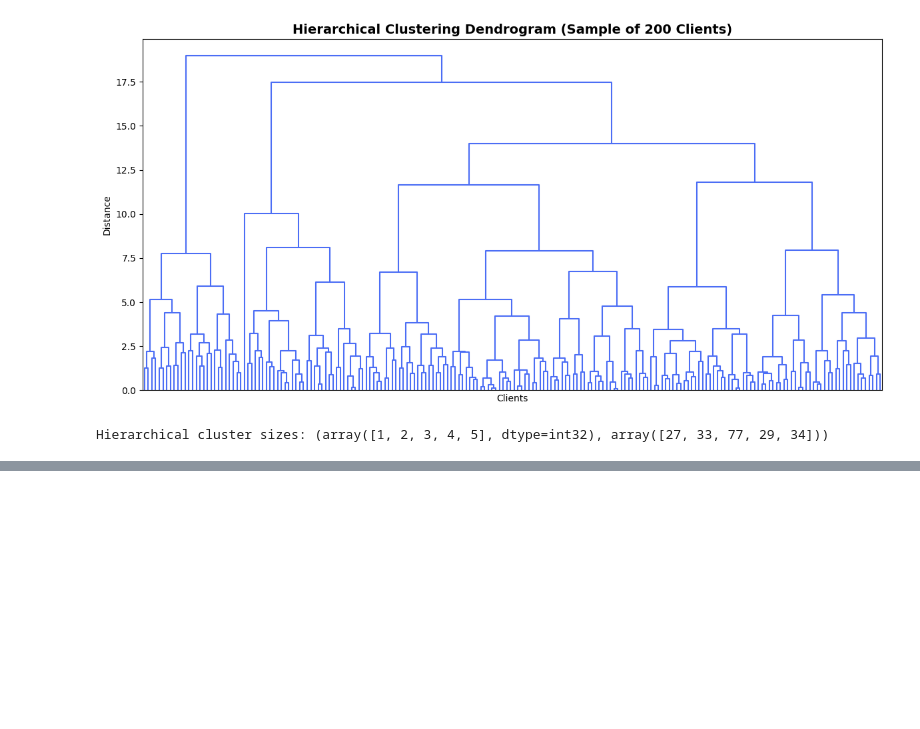
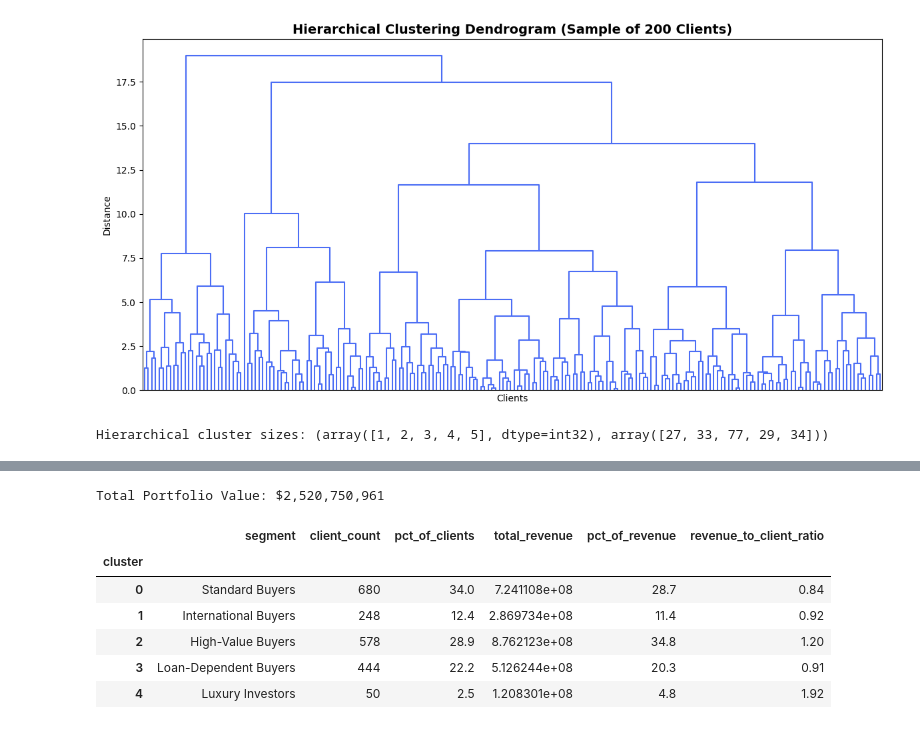
Before and after one commit to Girl2004/parcl-buyer-segmentation, a Jupyter notebook: buyer_segmentation_parcl.ipynb, the cells around one changed output, grey strips where cells are left out. Drawn from its saved outputs; the diff is of its cells as text; code cells hidden in the pictures; blank space fills up the shorter version.

```diff
--- a/buyer_segmentation_parcl.ipynb
+++ b/buyer_segmentation_parcl.ipynb
@@ -356,3 +356,27 @@ files.download('clients_final.csv')
 # %% [output]
 [interactive output not drawn]
 [interactive output not drawn]
+# %%
+# Financial Impact Analysis — calculating revenue concentration by segment
+total_portfolio_value = clients_encoded['total_spend'].sum()
+print(f"Total Portfolio Value: ${total_portfolio_value:,.0f}")
+
+revenue_by_segment = clients_encoded.groupby('cluster').agg(
+    client_count=('client_id', 'count'),
+    total_revenue=('total_spend', 'sum')
+)
+revenue_by_segment['pct_of_clients'] = (revenue_by_segment['client_count'] / revenue_by_segment['client_count'].sum() * 100).round(1)
+revenue_by_segment['pct_of_revenue'] = (revenue_by_segment['total_revenue'] / total_portfolio_value * 100).round(1)
+revenue_by_segment['revenue_to_client_ratio'] = (revenue_by_segment['pct_of_revenue'] / revenue_by_segment['pct_of_clients']).round(2)
+revenue_by_segment['segment'] = revenue_by_segment.index.map(cluster_names)
+
+revenue_by_segment[['segment', 'client_count', 'pct_of_clients', 'total_revenue', 'pct_of_revenue', 'revenue_to_client_ratio']]
+# %% [output]
+Total Portfolio Value: $2,520,750,961
+|  | segment | client_count | pct_of_clients | total_revenue | pct_of_revenue | revenue_to_client_ratio |
+| cluster |  |  |  |  |  |  |
+| 0 | Standard Buyers | 680 | 34.0 | 7.241108e+08 | 28.7 | 0.84 |
+| 1 | International Buyers | 248 | 12.4 | 2.869734e+08 | 11.4 | 0.92 |
+| 2 | High-Value Buyers | 578 | 28.9 | 8.762123e+08 | 34.8 | 1.20 |
+| 3 | Loan-Dependent Buyers | 444 | 22.2 | 5.126244e+08 | 20.3 | 0.91 |
+| 4 | Luxury Investors | 50 | 2.5 | 1.208301e+08 | 4.8 | 1.92 |
```
Also changed, not shown: parts of 2 cells of this notebook.
